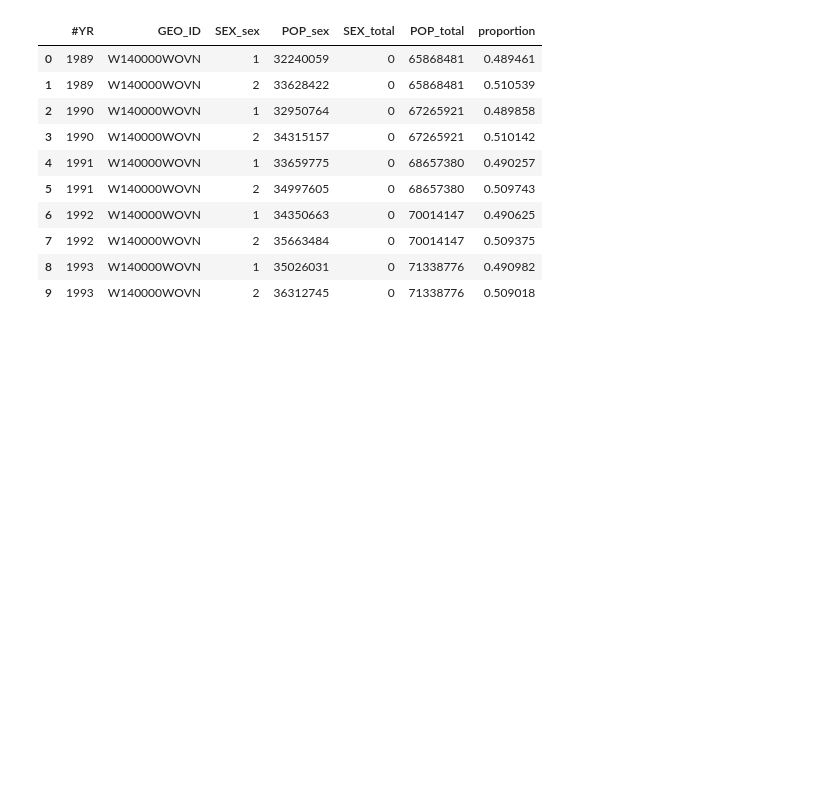
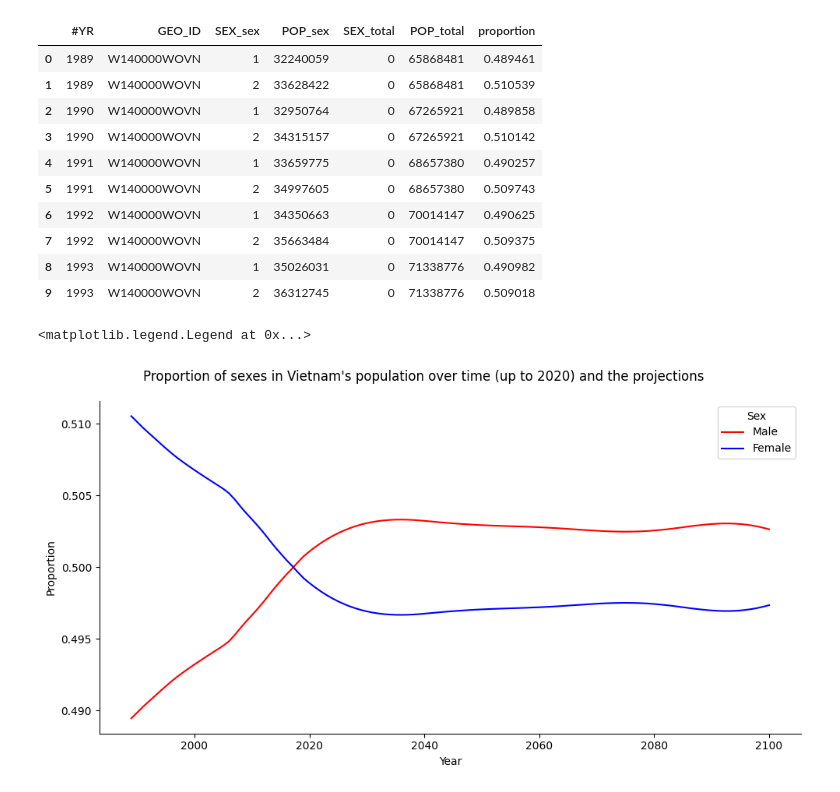
Before and after one commit to thaianle/international-database, a Jupyter notebook: idbsingleyear-python.ipynb, the cells around one changed output. Drawn from its saved outputs; the diff is of its cells as text; code cells hidden in the pictures; blank space fills up the shorter version.

```diff
--- a/idbsingleyear-python.ipynb
+++ b/idbsingleyear-python.ipynb
@@ -226,3 +229,15 @@ idbsingleyear_vn_sexes_merged.head(10)
 | 7 | 1992 | W140000WOVN | 2 | 35663484 | 0 | 70014147 | 0.509375 |
 | 8 | 1993 | W140000WOVN | 1 | 35026031 | 0 | 71338776 | 0.490982 |
 | 9 | 1993 | W140000WOVN | 2 | 36312745 | 0 | 71338776 | 0.509018 |
+# %%
+# Using the same plotting method as population of Vietnam
+# Also need to customize the legend because I have more than a line and need to distinguish them with colors
+
+vn_sex_prop = sns.relplot(data = idbsingleyear_vn_sexes_merged, x = '#YR', y = 'proportion', hue = 'SEX_sex', kind = 'line',
+                          errorbar = None, legend = False, palette = ['r', 'b'], aspect = 2)
+vn_sex_prop.set_axis_labels('Year', 'Proportion')
+vn_sex_prop.fig.suptitle('Proportion of sexes in Vietnam\'s population over time (up to 2020) and the projections', y = 1.05)
+plt.legend(title = 'Sex', labels = ['Male', 'Female'])
+# %% [output]
+<matplotlib.legend.Legend at 0x...>
+[figure, added]
```
Also changed, not shown: parts of 2 cells of this notebook.
